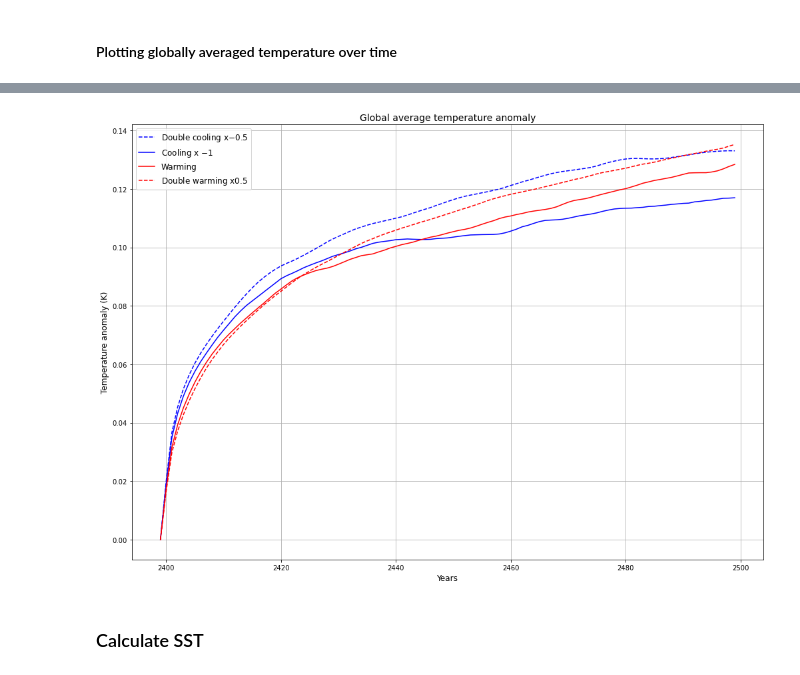
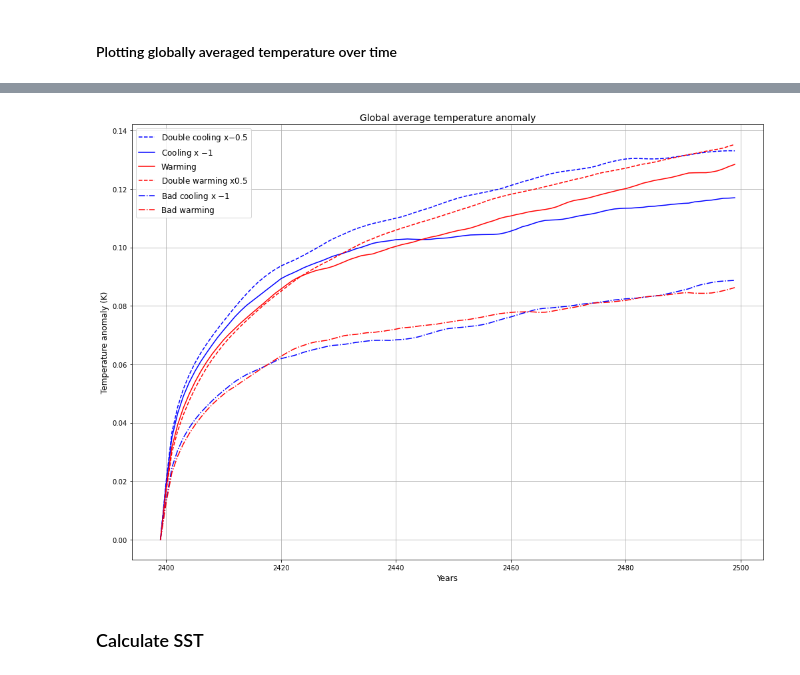
Before and after one commit to mpudig/HonoursThesis, a Jupyter notebook: ocean_heat_content.ipynb, the cells around one changed output, grey strips where cells are left out. Saved outputs shown, nothing was run; the diff lists cells and outputs as text; code cells hidden in the pictures.

```diff
--- a/ocean_heat_content.ipynb
+++ b/ocean_heat_content.ipynb
@@ -192,6 +221,10 @@ dVol = (dzt * area_t) # Volume of cells
 Vol = dVol.sum(dim = ['xt_ocean', 'yt_ocean', 'st_ocean']) # total volume of ocean
 
 temp_warm_RADonly_ave = (temp_warm_RADonly * dVol).sum(dim = ['xt_ocean', 'yt_ocean', 'st_ocean']) / Vol
+# %%
+temp_cont_ave = temp_cont_ave.groupby('time.year').mean(dim='time').load()
+temp_warmx1_test_ave = temp_warmx1_test_ave.groupby('time.year').mean(dim='time').load()
+temp_warmx1_test1_ave = temp_warmx1_test1_ave.groupby('time.year').mean(dim='time').load()
 # %%
 temp_cont_ave = temp_cont_ave.groupby('time.year').mean(dim='time').load()
 
@@ -200,10 +233,10 @@ temp_RCPcool_humid_x2_ave = temp_RCPcool_humid_x2_ave.groupby('time.year').mean(
 temp_RCPwarm_humid_x1_ave = temp_RCPwarm_humid_x1_ave.groupby('time.year').mean(dim='time').load()
 temp_RCPwarm_humid_x2_ave = temp_RCPwarm_humid_x2_ave.groupby('time.year').mean(dim='time').load()
 
-# temp_coolx1_ave = temp_coolx1_ave.groupby('time.year').mean(dim='time').load()
-# temp_coolx2_ave = temp_coolx2_ave.groupby('time.year').mean(dim='time').load()
-# temp_warmx1_ave = temp_warmx1_ave.groupby('time.year').mean(dim='time').load()
-# temp_warmx2_ave = temp_warmx2_ave.groupby('time.year').mean(dim='time').load()
+temp_coolx1_ave = temp_coolx1_ave.groupby('time.year').mean(dim='time').load()
+temp_coolx2_ave = temp_coolx2_ave.groupby('time.year').mean(dim='time').load()
+temp_warmx1_ave = temp_warmx1_ave.groupby('time.year').mean(dim='time').load()
+temp_warmx2_ave = temp_warmx2_ave.groupby('time.year').mean(dim='time').load()
 # %%
 # Trend in control heat content: fit a cubic
 
@@ -235,36 +287,36 @@ KeyError: 'year'
 # %%
 plt.figure(figsize = (17,12))
 
 zero = xr.DataArray(data=[0], dims='year', coords={"year": [2399]})
 
 RCPcool_humid_x1_anom_plot = xr.concat([zero, temp_RCPcool_humid_x1_ave - temp_cont_ave], dim='year')
 RCPcool_humid_x2_anom_plot = xr.concat([zero, temp_RCPcool_humid_x2_ave - temp_cont_ave], dim='year')
 RCPwarm_humid_x1_anom_plot = xr.concat([zero, temp_RCPwarm_humid_x1_ave - temp_cont_ave], dim='year')
 RCPwarm_humid_x2_anom_plot = xr.concat([zero, temp_RCPwarm_humid_x2_ave - temp_cont_ave], dim='year')
 
-# coolx1_anom_plot = xr.concat([zero, temp_coolx1_ave - temp_cont_ave], dim='year')
-# coolx2_anom_plot = xr.concat([zero, temp_coolx2_ave - temp_cont_ave], dim='year')
-# warmx1_anom_plot = xr.concat([zero, temp_warmx1_ave - temp_cont_ave], dim='year')
-# warmx2_anom_plot = xr.concat([zero, temp_warmx2_ave - temp_cont_ave], dim='year')
+coolx1_anom_plot = xr.concat([zero, temp_coolx1_ave - temp_cont_ave], dim='year')
+coolx2_anom_plot = xr.concat([zero, temp_coolx2_ave - temp_cont_ave], dim='year')
+warmx1_anom_plot = xr.concat([zero, temp_warmx1_ave - temp_cont_ave], dim='year')
+warmx2_anom_plot = xr.concat([zero, temp_warmx2_ave - temp_cont_ave], dim='year')
 
-# (-0.5 * coolx2_anom_plot).plot(label='Double cooling x$-0.5$', color = 'b', linestyle = '--')
-# (- 1 * coolx1_anom_plot).plot(label='Cooling x $-1$', color = 'b')
-# warmx1_anom_plot.plot(label='Warming', color = 'r')
-# (0.5 * warmx2_anom_plot).plot(label='Double warming x$0.5$', color = 'r', linestyle = '--')
-
-(-0.5 * RCPcool_humid_x2_anom_plot).plot(label='Double cooling x$-0.5$', color = 'b', linestyle = '--')
+(- 0.5 * RCPcool_humid_x2_anom_plot).plot(label='Double cooling x$-0.5$', color = 'b', linestyle = '--')
 (- 1 * RCPcool_humid_x1_anom_plot).plot(label='Cooling x $-1$', color = 'b')
 RCPwarm_humid_x1_anom_plot.plot(label='Warming', color = 'r')
 (0.5 * RCPwarm_humid_x2_anom_plot).plot(label='Double warming x$0.5$', color = 'r', linestyle = '--')
+
+# (-0.5 * coolx2_anom_plot).plot(label='Double cooling x$-0.5$', color = 'b')
+(- 1 * coolx1_anom_plot).plot(label='Bad cooling x $-1$', color = 'b', linestyle = '-.')
+(warmx1_anom_plot).plot(label='Bad warming', color = 'r', linestyle = '-.')
+# (0.5 * warmx2_anom_plot).plot(label='Double warming x$0.5$', color = 'r')
 
 plt.title('Global average temperature anomaly', fontsize=14)
 plt.ylabel('Temperature anomaly (K)', fontsize=12)
 plt.xlabel('Years', fontsize=12)
 plt.legend(fontsize=12)
 plt.grid()
-#plt.savefig('global_average_temp_good_perturbation.jpg')
+#plt.savefig('global_average_temp.jpg')
 # %% [output]
-[figure, old version]
+[figure, new version]
 # %% [markdown]
 ### Calculate SST
 # %%
```
Also changed, not shown: parts of 12 cells of this notebook, 12 other files.
